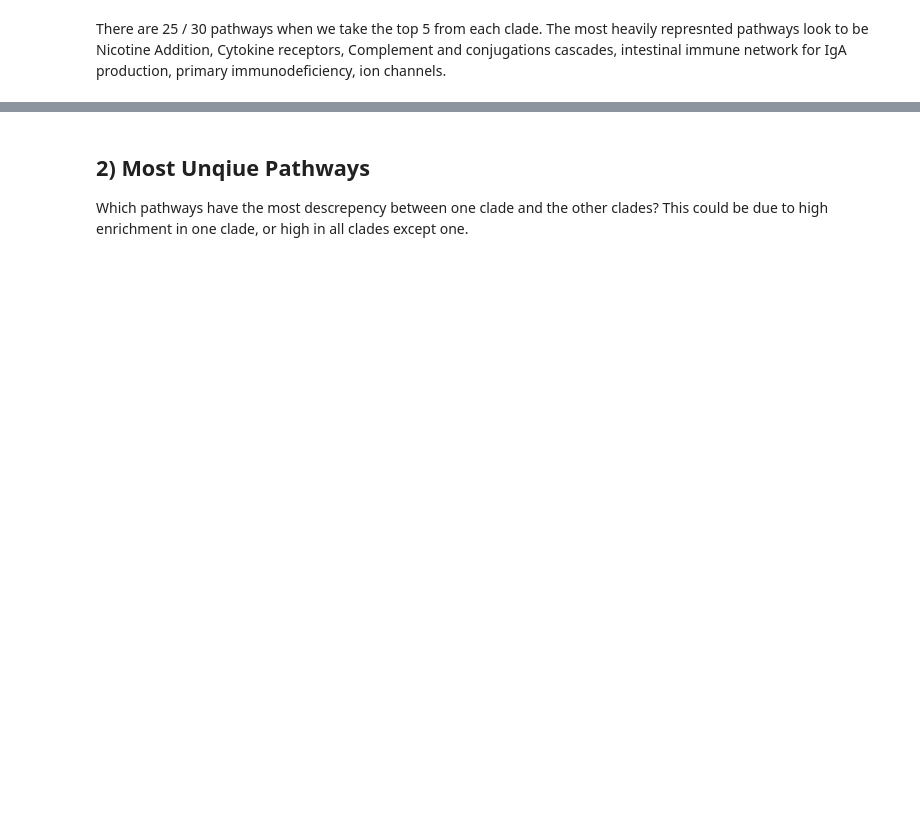
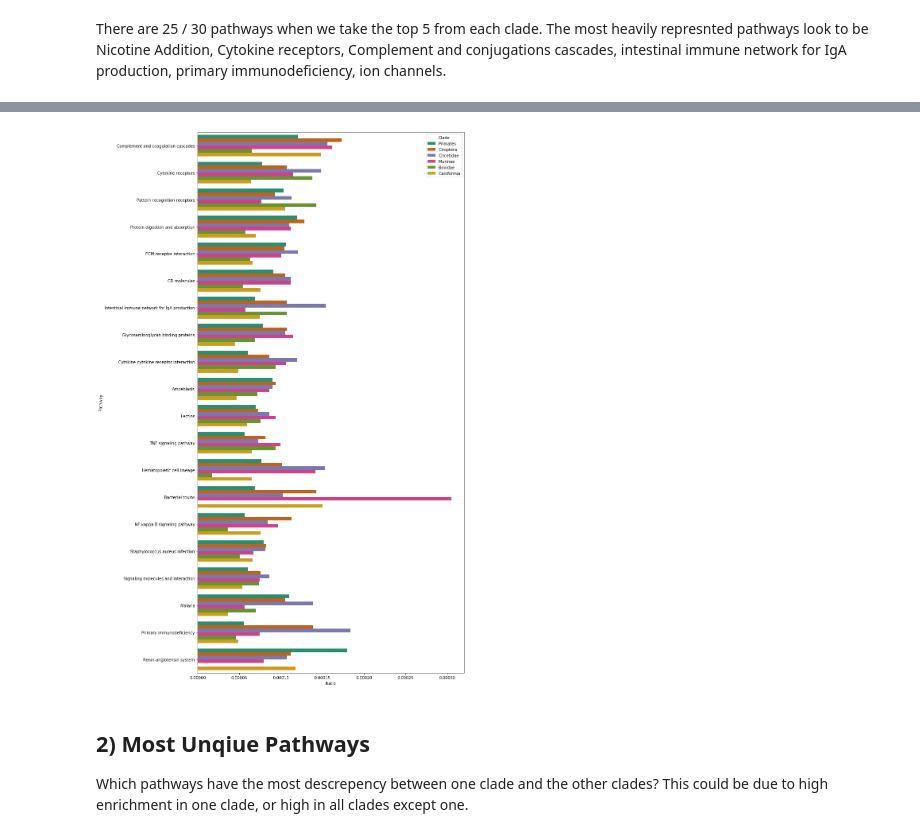
Before and after one commit to jcooper036/corsair, a Jupyter notebook: ontology_analysis/kegg_pathway_plotting.ipynb, the cells around one changed output, grey strips where cells are left out. Cells and saved outputs as stored; diff of their text form; code cells hidden in the pictures; blank space fills up the shorter version.

```diff
--- a/ontology_analysis/kegg_pathway_plotting.ipynb
+++ b/ontology_analysis/kegg_pathway_plotting.ipynb
@@ -111,3 +114,44 @@ There are 25 / 30 pathways when we take the top 5 from each clade. The most heav
+# %%
+def ranks(df):
+    """
+    Input: Takes a data frame,
+    Return: a list of tuples (pathway, rank) based on the ratio column.
+    """
+    # sort
+    df = df.sort_values(by=['Ratio'], ascending=False)
+    # list comp for adding indexes
+    rank_list = [(pathway,idx) for idx, pathway in enumerate(df['Pathway'].values)]
+    return rank_list
+
+def rank_order_sum(keggs, pathway_num):
+    """
+    Input: df_dict (keggs), the number of pathways to return
+    Return: X pathways that have the lowest rank order sums
+    """
+    path_ranks = {}
+    for kegg in keggs:
+        path_ranks[kegg] = ranks(keggs[kegg])
+
+    rank_count = {}
+    for kegg in path_ranks:
+        for pathway in path_ranks[kegg]:
+            if pathway[0] not in rank_count:
+                rank_count[pathway[0]] = pathway[1]
+            else:
+                rank_count[pathway[0]] += pathway[1]
+
+    ## sort it it and make it into a list of just pathways
+    rank_sort = sorted(rank_count.items(), key=lambda x: x[1])
+    rank_sort = [tup[0] for tup in rank_sort]
+    top_ranked_pathways = rank_sort[:pathway_num]
+
+    return top_ranked_pathways
+# %%
+pathway_num = 20
+top_ranked_pathways = rank_order_sum(keggs, pathway_num)
+plot_pathways(keggs, names, top_ranked_pathways)
+# %% [output]
+[figure, added]
 # %% [markdown]
 ## 2) Most Unqiue Pathways
 Which pathways have the most descrepency between one clade and the other clades? This could be due to high enrichment in one clade, or high in all clades except one.
```
Also changed, not shown: parts of 9 cells of this notebook, 9 other files.
